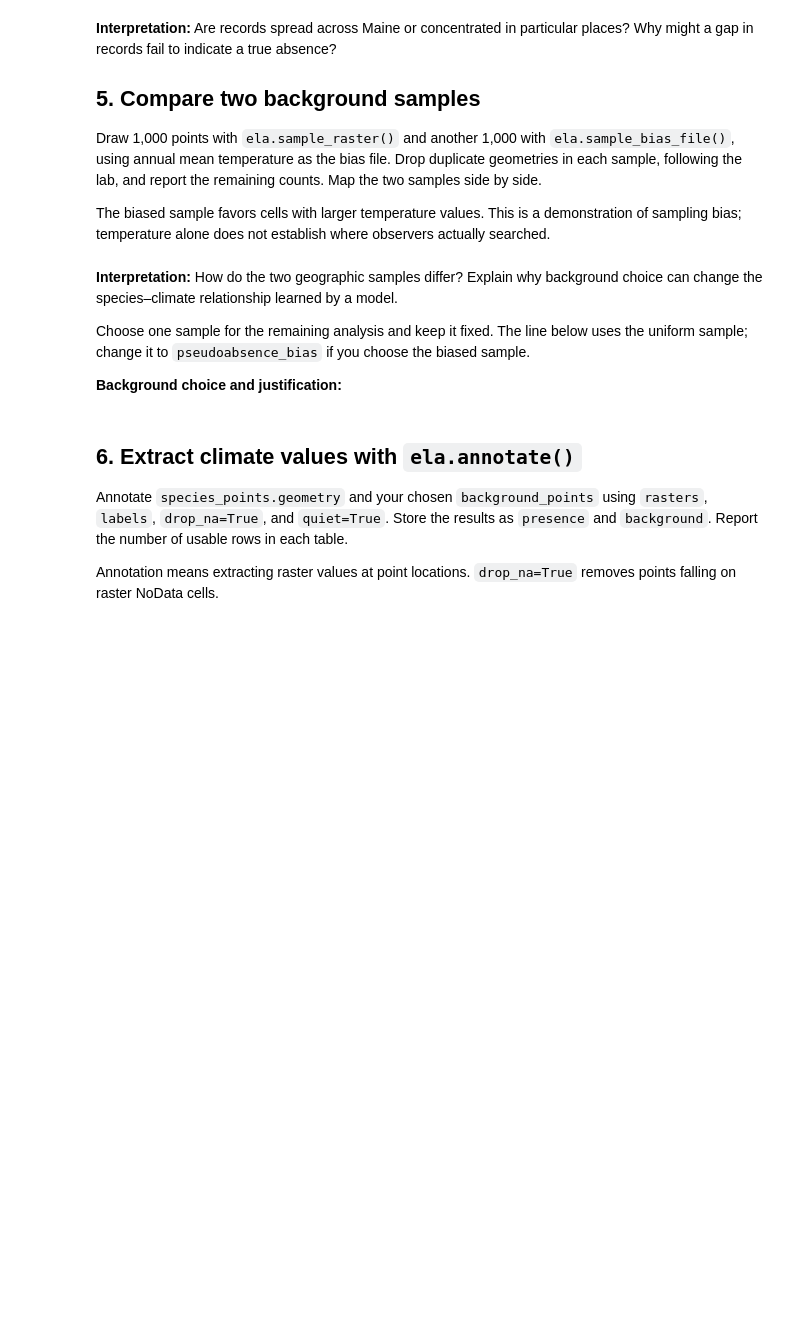
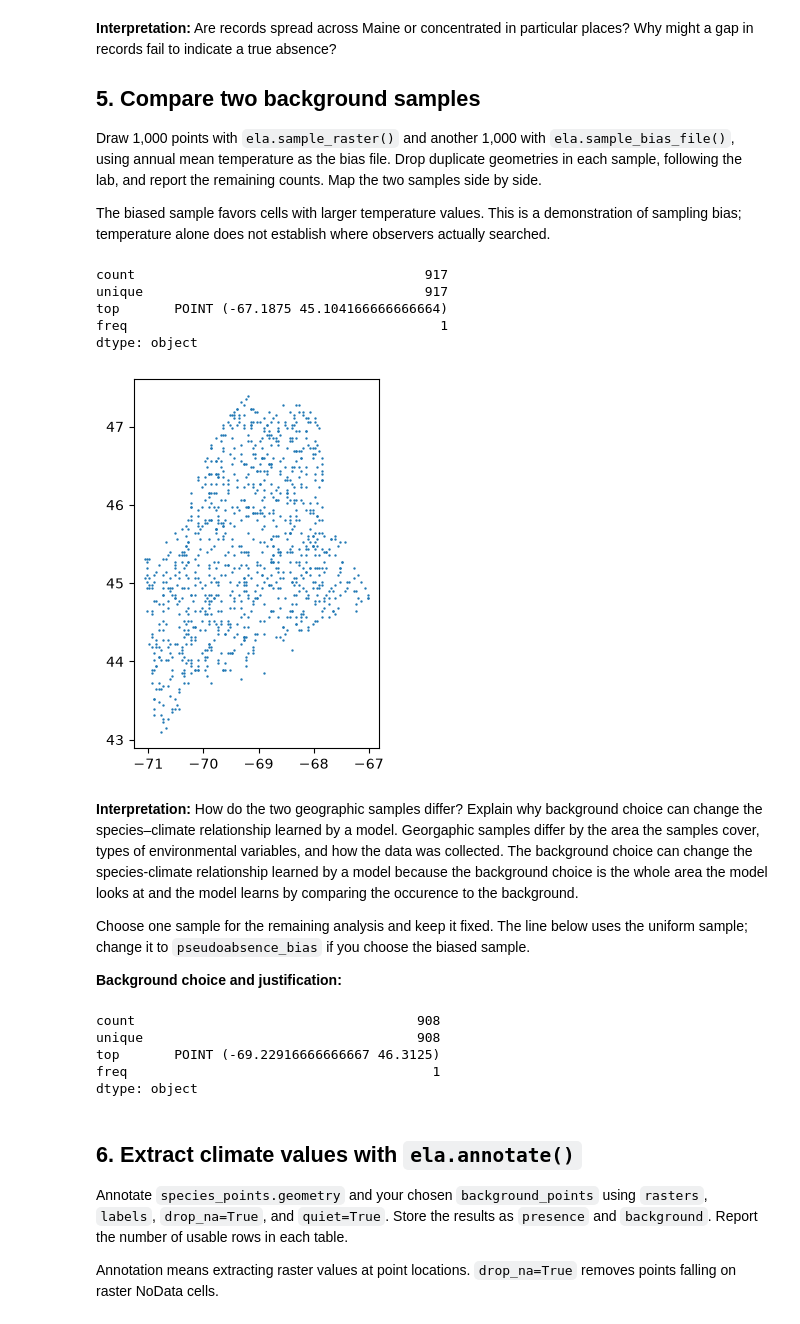
Before and after one commit to meganklutts/BIO597-SpatialBiodiversity, a Jupyter notebook: docs/assignments/Assignment-08-SDM-Software.ipynb, the cells around one changed output. Saved outputs shown, nothing was run; the diff lists cells and outputs as text; code cells hidden in the pictures; blank space fills up the shorter version.

```diff
--- a/docs/assignments/Assignment-08-SDM-Software.ipynb
+++ b/docs/assignments/Assignment-08-SDM-Software.ipynb
@@ -88,17 +157,43 @@ The biased sample favors cells with larger temperature values. This is a demonst
 # %%
 count = 1000
 
 # Create pseudoabsence with ela.sample_raster().
 # Create pseudoabsence_bias with ela.sample_bias_file().
 # Drop duplicate points, print the remaining counts, and map both samples.
+
+pseudoabsence = ela.sample_raster(surfacetemp_raster, count)
+
+pseudoabsence.plot(markersize=0.5)
+pseudoabsence.describe()
+
+pseudoabsence.drop_duplicates(inplace=True)
+pseudoabsence.describe()
+# %% [output]
+count                                     917
+unique                                    917
+top       POINT (-67.1875 45.104166666666664)
+freq                                        1
+dtype: object
+[figure, added]
 # %% [markdown]
-**Interpretation:** How do the two geographic samples differ? Explain why background choice can change the species–climate relationship learned by a model.
+**Interpretation:** How do the two geographic samples differ? Explain why background choice can change the species–climate relationship learned by a model. Georgaphic samples differ by the area the samples cover, types of environmental variables, and how the data was collected. The background choice can change the species-climate relationship learned by a model because the background choice is the whole area the model looks at and the model learns by comparing the occurence to the background.
 
 Choose one sample for the remaining analysis and keep it fixed. The line below uses the uniform sample; change it to `pseudoabsence_bias` if you choose the biased sample.
 
 **Background choice and justification:**
 # %%
-background_points = pseudoabsence
+mean_temp_raster = rasters[0]
+pseudoabsence_bias = ela.sample_bias_file(mean_temp_raster, count)
+pseudoabsence_bias.describe()
+
+pseudoabsence_bias.drop_duplicates(inplace=True)
+pseudoabsence_bias.describe()
+# %% [output]
+count                                    908
+unique                                   908
+top       POINT (-69.22916666666667 46.3125)
+freq                                       1
+dtype: object
 # %% [markdown]
 ## 6. Extract climate values with `ela.annotate()`
 
```
Also changed, not shown: parts of 22 cells of this notebook, 2 other files.
